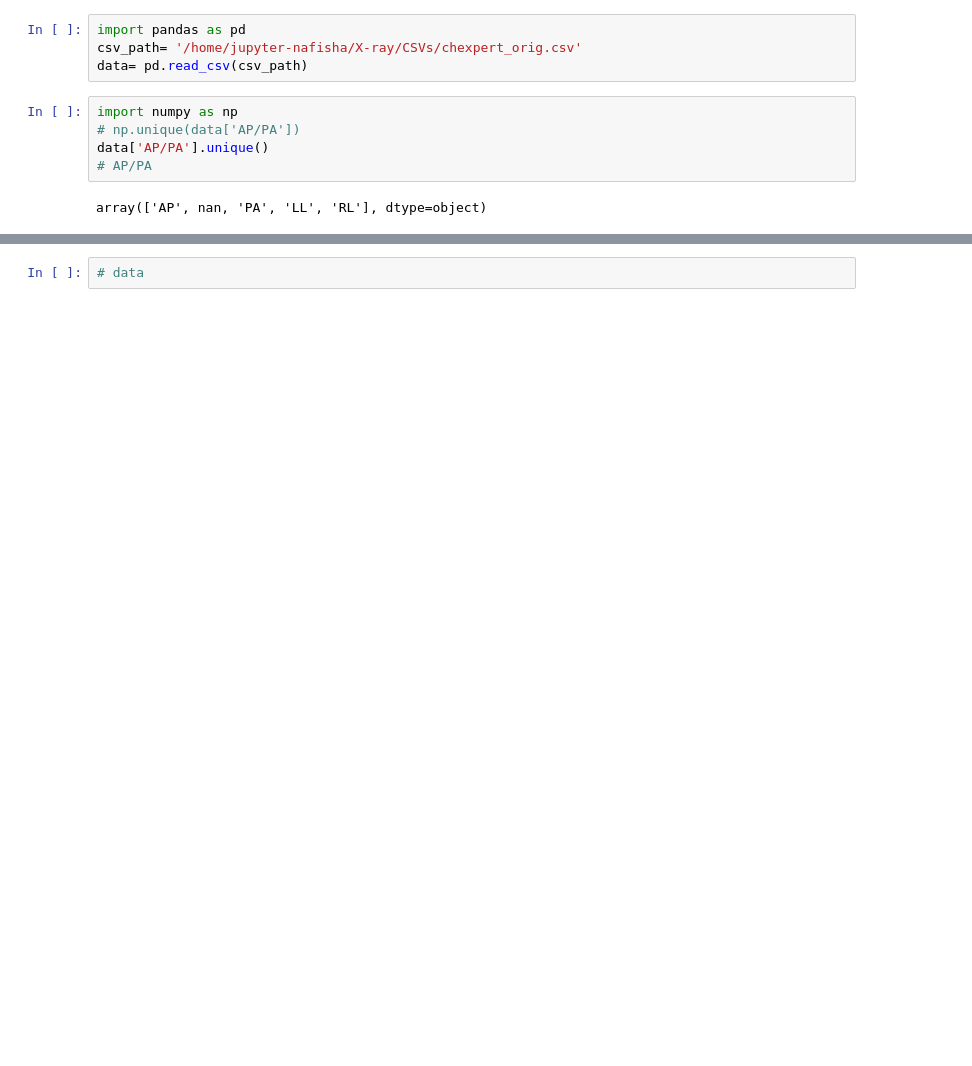
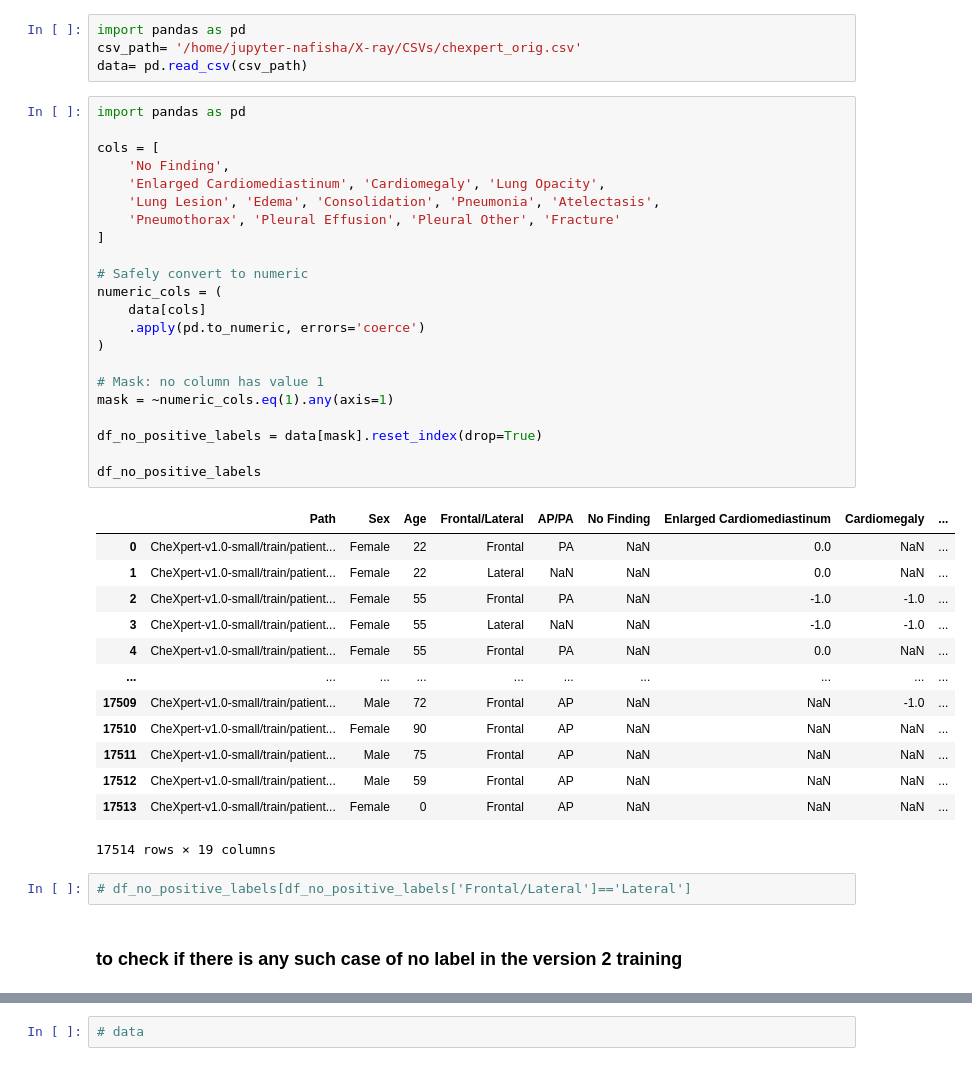
Before and after one commit to Nafishapanacea/X-ray-classification-covariates, a Jupyter notebook: csv.ipynb, the cells around one changed output, grey strips where cells are left out. Cells and saved outputs as stored; diff of their text form; blank space fills up the shorter version.

Commit message:
training code complete

```diff
--- a/csv.ipynb
+++ b/csv.ipynb
@@ -2,10 +2,43 @@
 import pandas as pd
 csv_path= '/home/jupyter-nafisha/X-ray/CSVs/chexpert_orig.csv'
 data= pd.read_csv(csv_path)
-# %%
-import numpy as np
-# np.unique(data['AP/PA'])
-data['AP/PA'].unique()
-# AP/PA
-# %% [output]
-array(['AP', nan, 'PA', 'LL', 'RL'], dtype=object)
+# %%
+import pandas as pd
+
+cols = [
+    'No Finding',
+    'Enlarged Cardiomediastinum', 'Cardiomegaly', 'Lung Opacity',
+    'Lung Lesion', 'Edema', 'Consolidation', 'Pneumonia', 'Atelectasis',
+    'Pneumothorax', 'Pleural Effusion', 'Pleural Other', 'Fracture'
+]
+
+# Safely convert to numeric
+numeric_cols = (
+    data[cols]
+    .apply(pd.to_numeric, errors='coerce')
+)
+
+# Mask: no column has value 1
+mask = ~numeric_cols.eq(1).any(axis=1)
+
+df_no_positive_labels = data[mask].reset_index(drop=True)
+
+df_no_positive_labels
+# %% [output]
+|  | Path | Sex | Age | Frontal/Lateral | AP/PA | No Finding | Enlarged Cardiomediastinum | Cardiomegaly | ... |
+| 0 | CheXpert-v1.0-small/train/patient... | Female | 22 | Frontal | PA | NaN | 0.0 | NaN | ... |
+| 1 | CheXpert-v1.0-small/train/patient... | Female | 22 | Lateral | NaN | NaN | 0.0 | NaN | ... |
+| 2 | CheXpert-v1.0-small/train/patient... | Female | 55 | Frontal | PA | NaN | -1.0 | -1.0 | ... |
+| 3 | CheXpert-v1.0-small/train/patient... | Female | 55 | Lateral | NaN | NaN | -1.0 | -1.0 | ... |
+| 4 | CheXpert-v1.0-small/train/patient... | Female | 55 | Frontal | PA | NaN | 0.0 | NaN | ... |
+| ... | ... | ... | ... | ... | ... | ... | ... | ... | ... |
+| 17509 | CheXpert-v1.0-small/train/patient... | Male | 72 | Frontal | AP | NaN | NaN | -1.0 | ... |
+| 17510 | CheXpert-v1.0-small/train/patient... | Female | 90 | Frontal | AP | NaN | NaN | NaN | ... |
+| 17511 | CheXpert-v1.0-small/train/patient... | Male | 75 | Frontal | AP | NaN | NaN | NaN | ... |
+| 17512 | CheXpert-v1.0-small/train/patient... | Male | 59 | Frontal | AP | NaN | NaN | NaN | ... |
+| 17513 | CheXpert-v1.0-small/train/patient... | Female | 0 | Frontal | AP | NaN | NaN | NaN | ... |
+17514 rows × 19 columns
+# %%
+# df_no_positive_labels[df_no_positive_labels['Frontal/Lateral']=='Lateral']
+# %% [markdown]
+### to check if there is any such case of no label in the version 2 training
```
Also changed, not shown: parts of 28 cells of this notebook, 11 other files.
